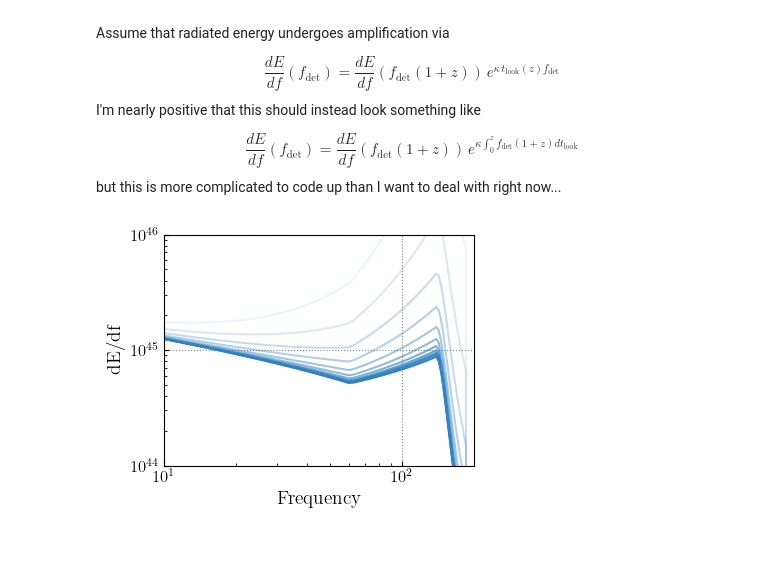
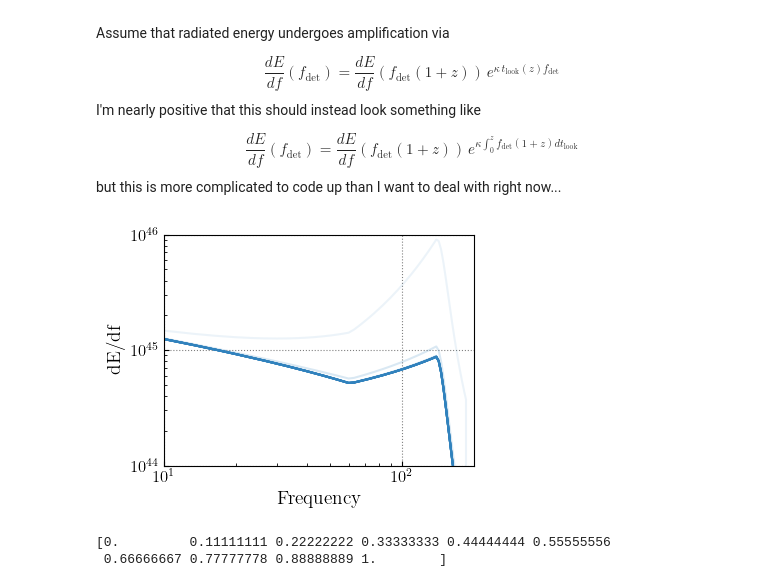
Before and after one commit to tcallister/stochastic-birefringence, a Jupyter notebook: birefringence-demo.ipynb, the cells around one changed output. Cells and saved outputs as stored; diff of their text form; code cells hidden in the pictures; blank space fills up the shorter version.

```diff
--- a/birefringence-demo.ipynb
+++ b/birefringence-demo.ipynb
@@ -97,6 +97,7 @@ z_ref = 2.
 
 # Compute the corresponding lookback time
 lookback_time_ref = Planck15.lookback_time(z_ref).to(u.second).value
+comoving_distance_ref = Planck15.comoving_distance(z_ref).to(u.Gpc).value
 # %% [markdown]
 Ordinarily, we just have
 
@@ -119,41 +120,48 @@ $$
 but this is more complicated to code up than I want to deal with right now...
 # %%
 # Look at a range of kappa coefficients
-kappas = np.concatenate([[0.],10.**np.linspace(-21,-19,10)])
+#kappas = np.concatenate([[0.],10.**np.linspace(-21,-19,10)])
+kappas = np.concatenate([[0.],10.**np.linspace(-10,-0.5,10)])
 
 # Instantiate array to hold observed energy spectrum at each kappa and each frequency
 birefringent_dedf_demo = np.zeros((kappas.size,freqs.size))
 
 # For each redshift, calculate the measured energy spectrum from by a single binary
 for i,k in enumerate(kappas):
-    birefringent_dedf_demo[i,:] = dEdf(Mtot,freqs*(1.+z_ref))*np.exp(k*lookback_time_ref*freqs)
+    #birefringent_dedf_demo[i,:] = dEdf(Mtot,freqs*(1.+z_ref))*np.exp(k*lookback_time_ref*freqs)
+    birefringent_dedf_demo[i,:] = dEdf(Mtot,freqs*(1.+z_ref))*np.exp(k*(freqs/100.)*comoving_distance_ref)
 
 # Plot!
 fig,ax = plt.subplots(figsize=(4,3))
 for i in range(kappas.size):
     ax.plot(freqs,birefringent_dedf_demo[i,:],color='#3182bd',alpha=1.-float(i/kappas.size))
 ax.set_xscale('log')
 ax.set_yscale('log')
 ax.set_xlabel('Frequency')
 ax.set_ylabel('dE/df')
 ax.set_xlim(10,200)
 ax.set_ylim(1e44,1e46)
 plt.show()
 # %% [output]
-[figure, old version]
+[figure, new version]
 # %%
 # Now let's try actually integrating over sources at many redshifts to get a stochastic background
 # Define a full grid of redshifts and compute lookback times to each redshift
 zs = np.linspace(0,10,1000)
 lookback_times = Planck15.lookback_time(zs).to(u.second).value
+comoving_distances = Planck15.comoving_distance(zs).to(u.Gpc).value
 
 # Initialize an array to hold spectra from binaries at each redshift, under each different kappa
-kappas = np.concatenate([[0.],10.**np.linspace(-20,-18,10)])
+#kappas = np.concatenate([[0.],10.**np.linspace(-20,-18,10)])
+kappas = np.linspace(0,1,10)
+print(kappas)
 birefringent_dedf = np.zeros((kappas.size,zs.size,freqs.size))
 
 # For each redshift, calculate the energy spectrum observed from a single binary
 for i,k in enumerate(kappas):
-    birefringent_dedf[i,:,:] = np.array([dEdf(Mtot,freqs*(1.+z))*np.exp(k*lookback_times[ii]*freqs) for ii,z in enumerate(zs)])
+    #birefringent_dedf[i,:,:] = np.array([dEdf(Mtot,freqs*(1.+z))*np.exp(k*lookback_times[ii]*freqs) for ii,z in enumerate(zs)])
+    birefringent_dedf[i,:,:] = np.array([dEdf(Mtot,freqs*(1.+z))*np.exp(k*(freqs*(1.+zs[ii])/100.)*(comoving_distances[ii])) for ii,z in enumerate(zs)])
+    #birefringent_dedf[i,:,:] = np.array([dEdf(Mtot,freqs*(1.+z))*np.exp(k*(freqs/100.)*(comoving_distances[ii])) for ii,z in enumerate(zs)])
 
 H_of_z = H0*np.sqrt(OmgM*(1.+zs)**3 + OmgL)
 
@@ -166,6 +174,9 @@ R0_in_Mpc3_sec = R0_in_Gpc3_yr/1e9/year
 # Take integral over redshift
 redshift_integral = np.trapz(birefringent_dedf*R0_in_Mpc3_sec[np.newaxis,:,np.newaxis]/((1.+zs)*H_of_z)[np.newaxis,:,np.newaxis],zs,axis=1)
 OmgGW = (freqs[np.newaxis,:]/rhoC)*redshift_integral
+# %% [output]
+[0.         0.11111111 0.22222222 0.33333333 0.44444444 0.55555556
+ 0.66666667 0.77777778 0.88888889 1.        ]
 # %%
 # Plot!
 
```
Also changed, not shown: parts of 1 cell of this notebook, 2 other files.
